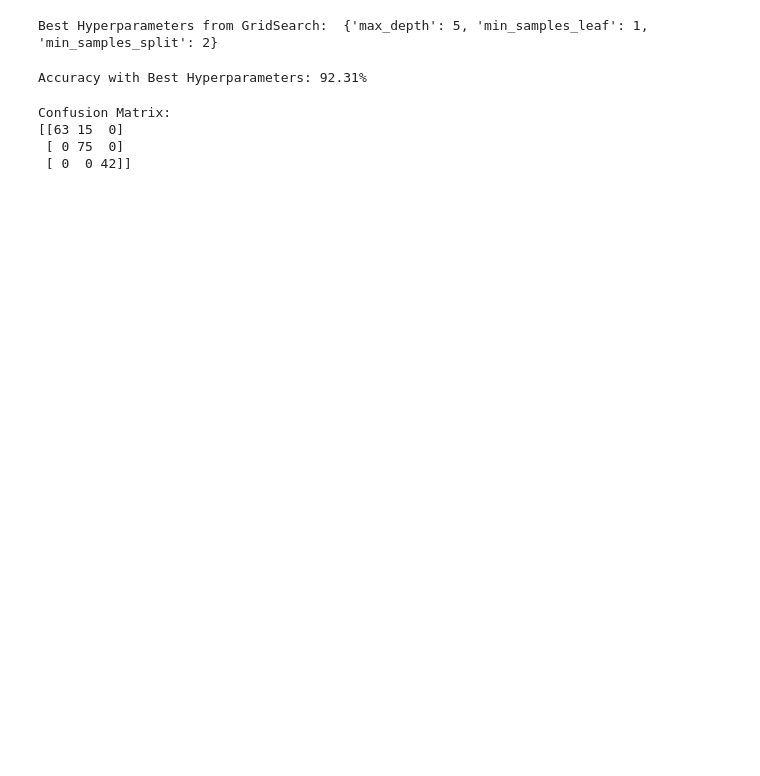
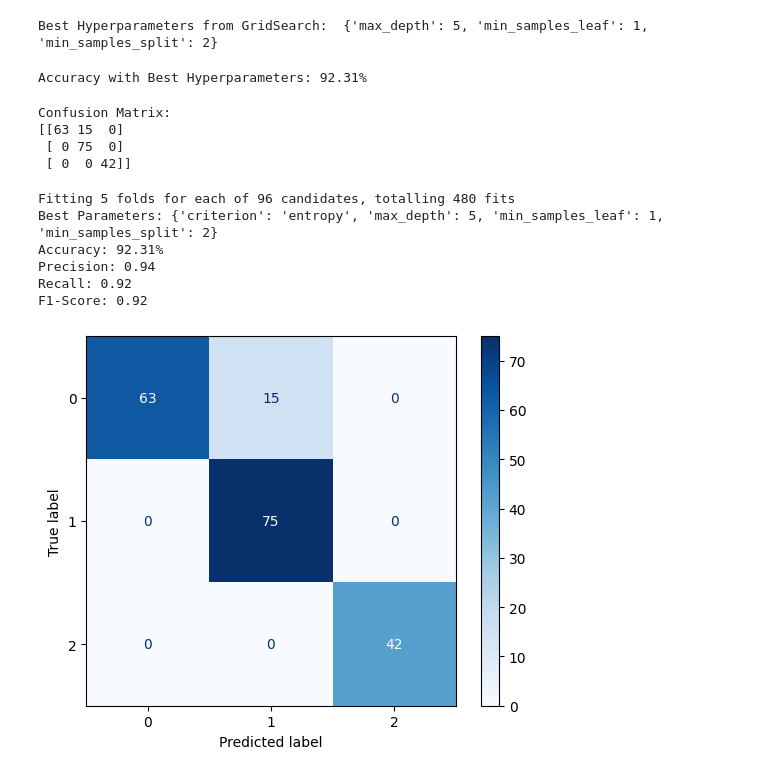
Before and after one commit to AriqF1/dataMining, a Jupyter notebook: eksperimenTA.ipynb, the cells around one changed output. Saved outputs shown, nothing was run; the diff lists cells and outputs as text; code cells hidden in the pictures; blank space fills up the shorter version.

```diff
--- a/eksperimenTA.ipynb
+++ b/eksperimenTA.ipynb
@@ -250,3 +229,66 @@ Confusion Matrix:
 [[63 15  0]
  [ 0 75  0]
  [ 0  0 42]]
+# %%
+from sklearn.tree import DecisionTreeClassifier
+from sklearn.model_selection import GridSearchCV, train_test_split
+from sklearn.metrics import accuracy_score, precision_score, recall_score, f1_score, confusion_matrix, ConfusionMatrixDisplay
+import matplotlib.pyplot as plt
+
+# Split data menjadi training dan testing set
+X_train, X_test, y_train, y_test = train_test_split(X, y, test_size=0.2, random_state=42)
+
+# a. Hyperparameter Tuning menggunakan GridSearchCV
+param_grid = {
+    'criterion': ['gini', 'entropy'],
+    'max_depth': [3, 5, 10, None],
+    'min_samples_split': [2, 5, 10],
+    'min_samples_leaf': [1, 2, 4, 10]
+}
+
+# Inisialisasi Decision Tree
+model = DecisionTreeClassifier(random_state=42)
+
+# Inisialisasi GridSearchCV
+grid_search = GridSearchCV(estimator=model, param_grid=param_grid, cv=5, scoring='accuracy', n_jobs=-1, verbose=1)
+
+# Melatih GridSearchCV
+grid_search.fit(X_train, y_train)
+
+# Menampilkan hyperparameter terbaik
+print("Best Parameters:", grid_search.best_params_)
+
+# Model dengan hyperparameter optimal
+best_model = grid_search.best_estimator_
+
+# b. Evaluasi Model
+# Prediksi pada test set
+y_pred = best_model.predict(X_test)
+
+# Metrik evaluasi
+accuracy = accuracy_score(y_test, y_pred)
+precision = precision_score(y_test, y_pred, average='weighted')
+recall = recall_score(y_test, y_pred, average='weighted')
+f1 = f1_score(y_test, y_pred, average='weighted')
+
+# Confusion Matrix
+conf_matrix = confusion_matrix(y_test, y_pred)
+disp = ConfusionMatrixDisplay(confusion_matrix=conf_matrix, display_labels=best_model.classes_)
+
+# c. Menampilkan hasil
+print(f"Accuracy: {accuracy * 100:.2f}%")
+print(f"Precision: {precision:.2f}")
+print(f"Recall: {recall:.2f}")
+print(f"F1-Score: {f1:.2f}")
+
+# Visualisasi Confusion Matrix
+disp.plot(cmap='Blues')
+plt.show()
+# %% [output]
+Fitting 5 folds for each of 96 candidates, totalling 480 fits
+Best Parameters: {'criterion': 'entropy', 'max_depth': 5, 'min_samples_leaf': 1, 'min_samples_split': 2}
+Accuracy: 92.31%
+Precision: 0.94
+Recall: 0.92
+F1-Score: 0.92
+[figure, added]
```
Also changed, not shown: parts of 7 cells of this notebook.
